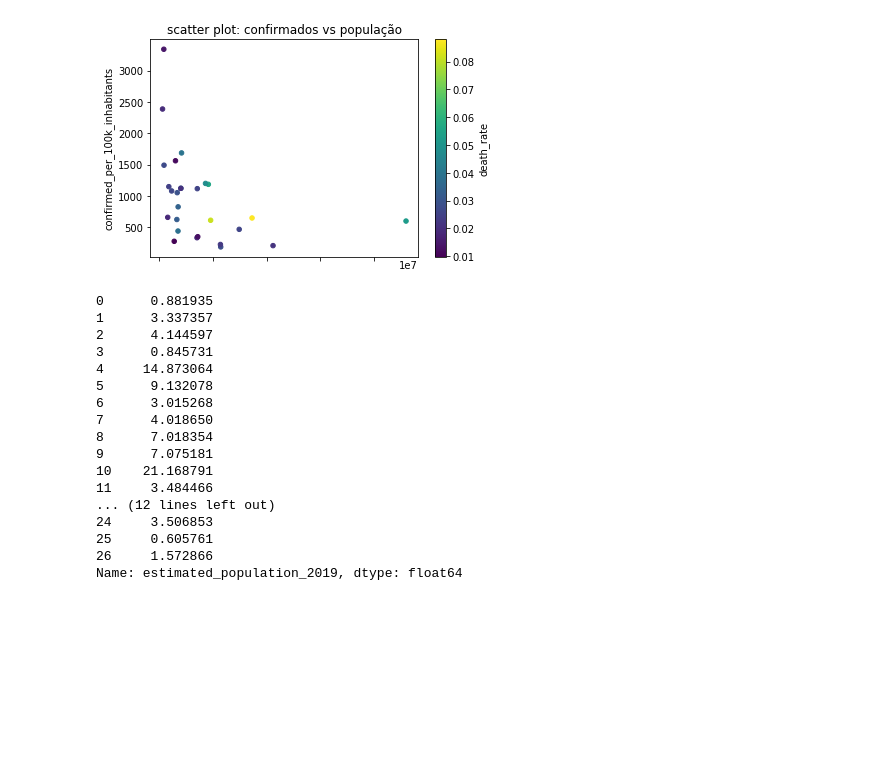
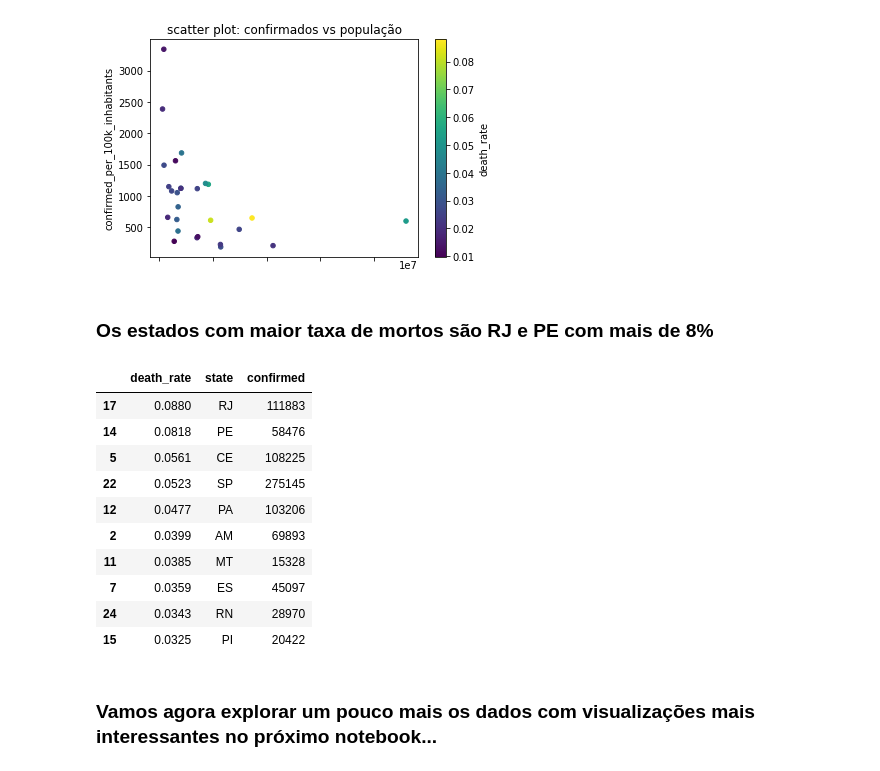
Before and after one commit to gutospinelli/covid19Brazil, a Jupyter notebook: notebooks/2 - Data Exploration - Covid19 Brazil IO Data.ipynb, the cells around one changed output. Saved outputs shown, nothing was run; the diff lists cells and outputs as text; code cells hidden in the pictures; blank space fills up the shorter version.

Commit message:
new awesome visualizations and notebooks

```diff
--- a/notebooks/2 - Data Exploration - Covid19 Brazil IO Data.ipynb
+++ b/notebooks/2 - Data Exploration - Covid19 Brazil IO Data.ipynb
@@ -110,23 +110,21 @@ No caso de número de confirmados por 100k habitantes e população observamos u
 estados_df.plot.scatter(x='estimated_population_2019',y='confirmed_per_100k_inhabitants', c='death_rate', colormap='viridis', title='scatter plot: confirmados vs população');
 # %% [output]
 [figure]
-# %%
-estados_df['estimated_population_2019'] / 1000000
-# %% [output]
-0      0.881935
-1      3.337357
-2      4.144597
-3      0.845731
-4     14.873064
-5      9.132078
-6      3.015268
-7      4.018650
-8      7.018354
-9      7.075181
-10    21.168791
-11     3.484466
-... (12 lines left out)
-24     3.506853
-25     0.605761
-26     1.572866
-Name: estimated_population_2019, dtype: float64
+# %% [markdown]
+### Os estados com maior taxa de mortos são RJ e PE com mais de 8%
+# %%
+estados_df.loc[(estados_df.death_rate > 0.03),['death_rate','state','confirmed']].sort_values(by=['death_rate'],ascending=False)
+# %% [output]
+|  | death_rate | state | confirmed |
+| 17 | 0.0880 | RJ | 111883 |
+| 14 | 0.0818 | PE | 58476 |
+| 5 | 0.0561 | CE | 108225 |
+| 22 | 0.0523 | SP | 275145 |
+| 12 | 0.0477 | PA | 103206 |
+| 2 | 0.0399 | AM | 69893 |
+| 11 | 0.0385 | MT | 15328 |
+| 7 | 0.0359 | ES | 45097 |
+| 24 | 0.0343 | RN | 28970 |
+| 15 | 0.0325 | PI | 20422 |
+# %% [markdown]
+### Vamos agora explorar um pouco mais os dados com visualizações mais interessantes no próximo notebook...
```
Also changed, not shown: parts of 1 cell of this notebook, 2 other files.
